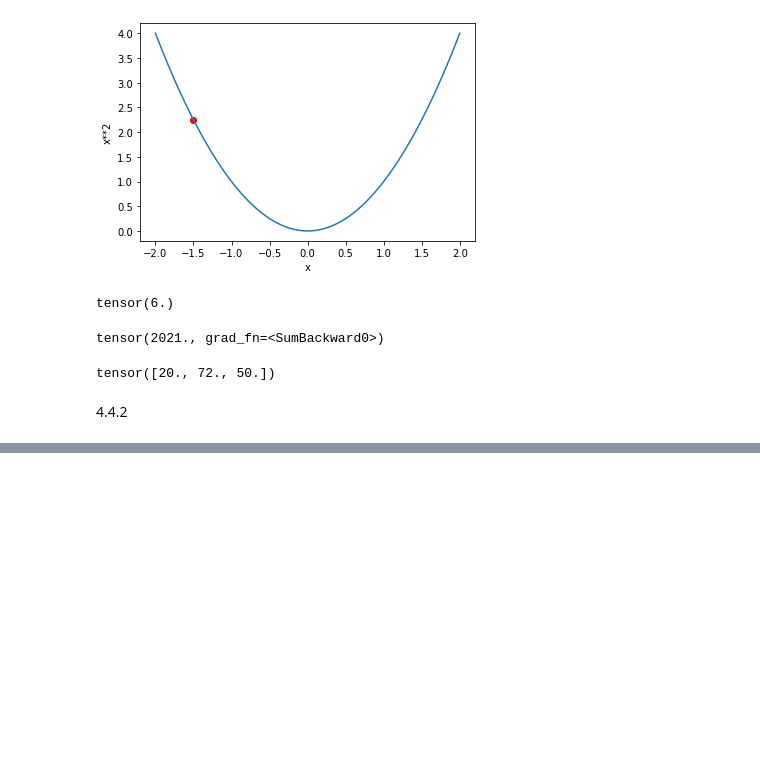
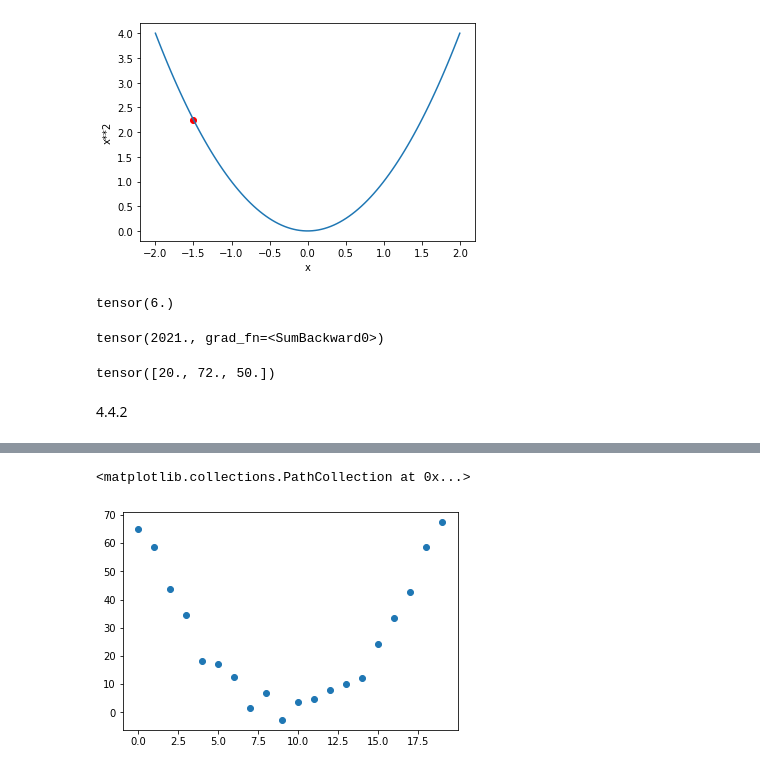
Before and after one commit to 2naff/fastai, a Jupyter notebook: Lesson4.ipynb, the cells around one changed output, grey strips where cells are left out. Saved outputs shown, nothing was run; the diff lists cells and outputs as text; code cells hidden in the pictures; blank space fills up the shorter version.

```diff
--- a/Lesson4.ipynb
+++ b/Lesson4.ipynb
@@ -328,0 +342,13 @@ tensor([20., 72., 50.])
+# %%
+# 확률적 경사하강법을 활용하여 시작부터 끝까지 보여주는 예제
+
+time = torch.arange(0,20).float() # tensor([ 0.,  1.,  2.,  3.,  4.,  5.,  6.,  7.,  8.,  9., 10., 11., 12., 13., 14., 15., 16., 17., 18., 19.])
+speed = torch.randn(20)*3 + 0.75 * (time-9.5)**2 + 1
+plt.scatter(time,speed)
+
+# speed => tensor([71.3436, 55.7348, 45.5466, 32.5137, 22.7267, 13.6544,  8.5335,
+# 11.6544,  5.2311, -0.8985,  2.1044,  3.5602,  0.3670,  8.0736, 15.0035, 29.3479,
+# 33.2235, 43.0720, 54.9268, 65.1467])
+# %% [output]
+<matplotlib.collections.PathCollection at 0x...>
+[figure, added]
```
Also changed, not shown: parts of 17 cells of this notebook.
